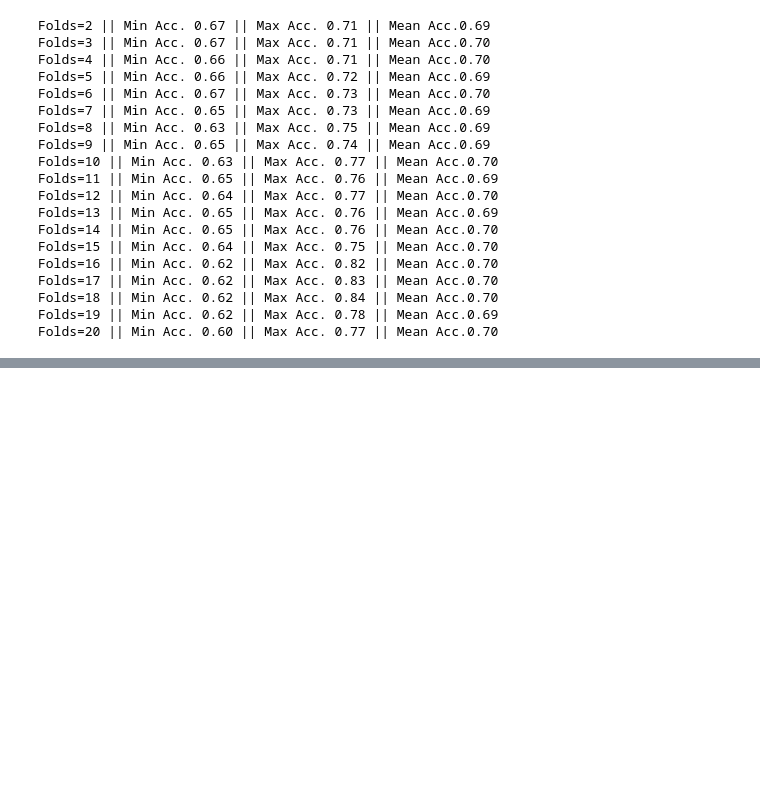
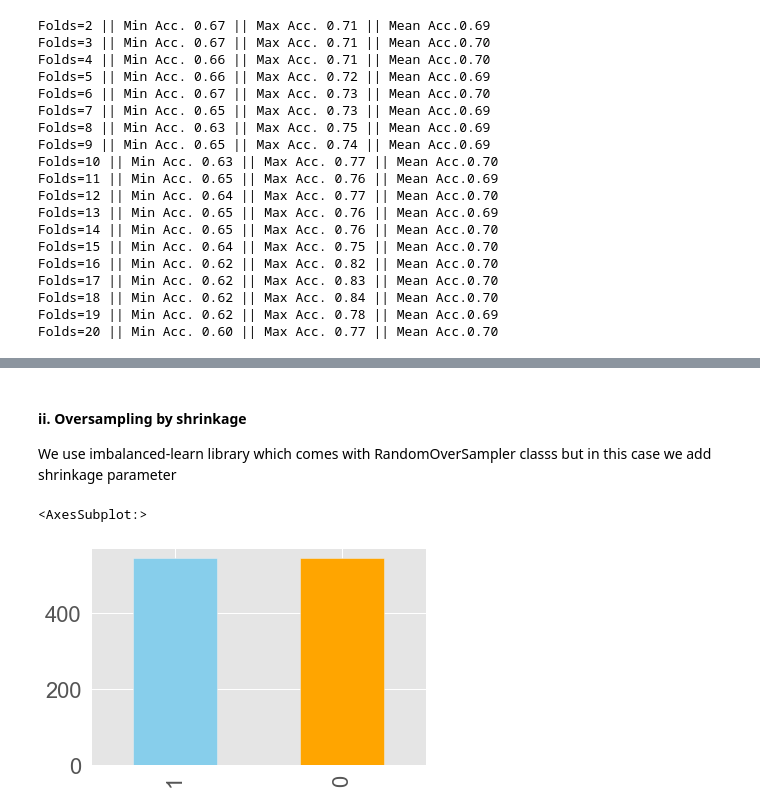
Before and after one commit to SammyOngaya/data2ml, a Jupyter notebook: data-pre-processing.ipynb, the cells around one changed output, grey strips where cells are left out. Cells and saved outputs as stored; diff of their text form; code cells hidden in the pictures; blank space fills up the shorter version.

Commit message:
Added handling imbalanced data

```diff
--- a/data-pre-processing.ipynb
+++ b/data-pre-processing.ipynb
@@ -374,0 +395,12 @@ Name: Survived, dtype: int64
+# %% [markdown]
+#### ii. Oversampling by shrinkage
+We use imbalanced-learn library which comes with RandomOverSampler classs but in this case we add shrinkage parameter
+# %%
+from imblearn.over_sampling import RandomOverSampler
+
+ros=RandomOverSampler(shrinkage=0.15)
+X_resapmled,y_resampled=ros.fit_resample(X,y)
+y_resampled.value_counts().plot(kind='bar',color=['skyblue','orange'])
+# %% [output]
+<AxesSubplot:>
+[figure, added]
```
Also changed, not shown: parts of 18 cells of this notebook.
